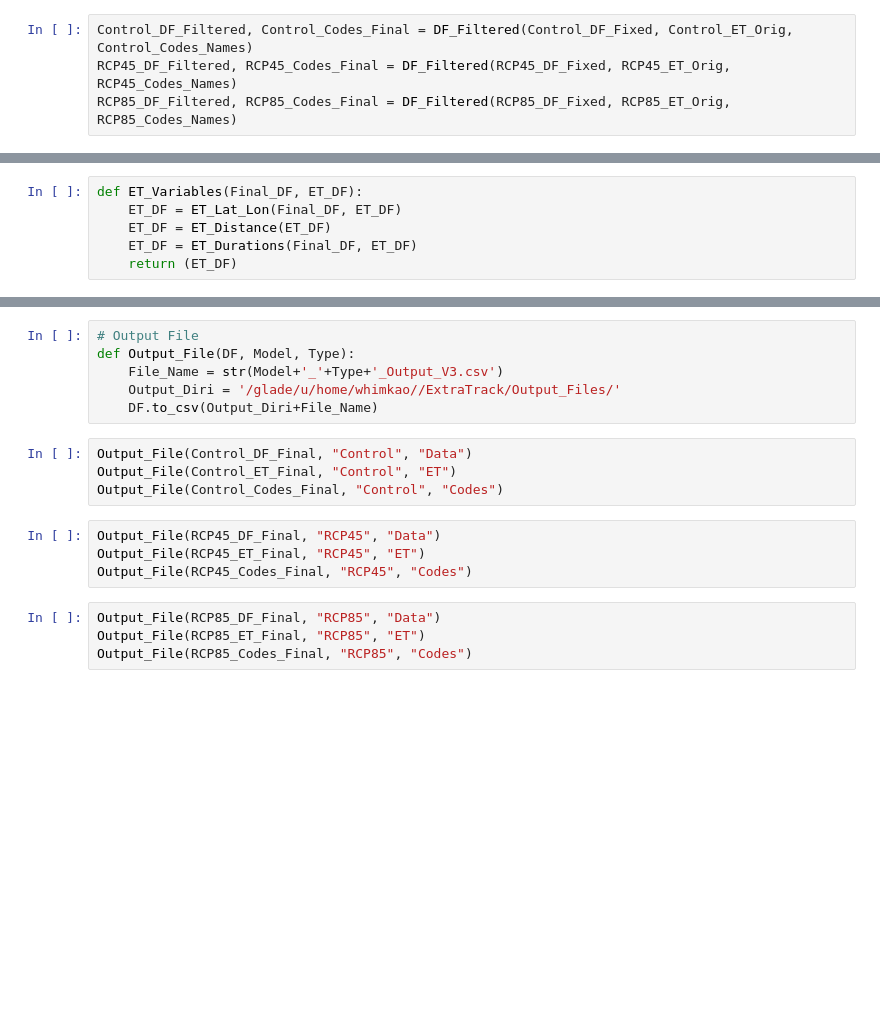
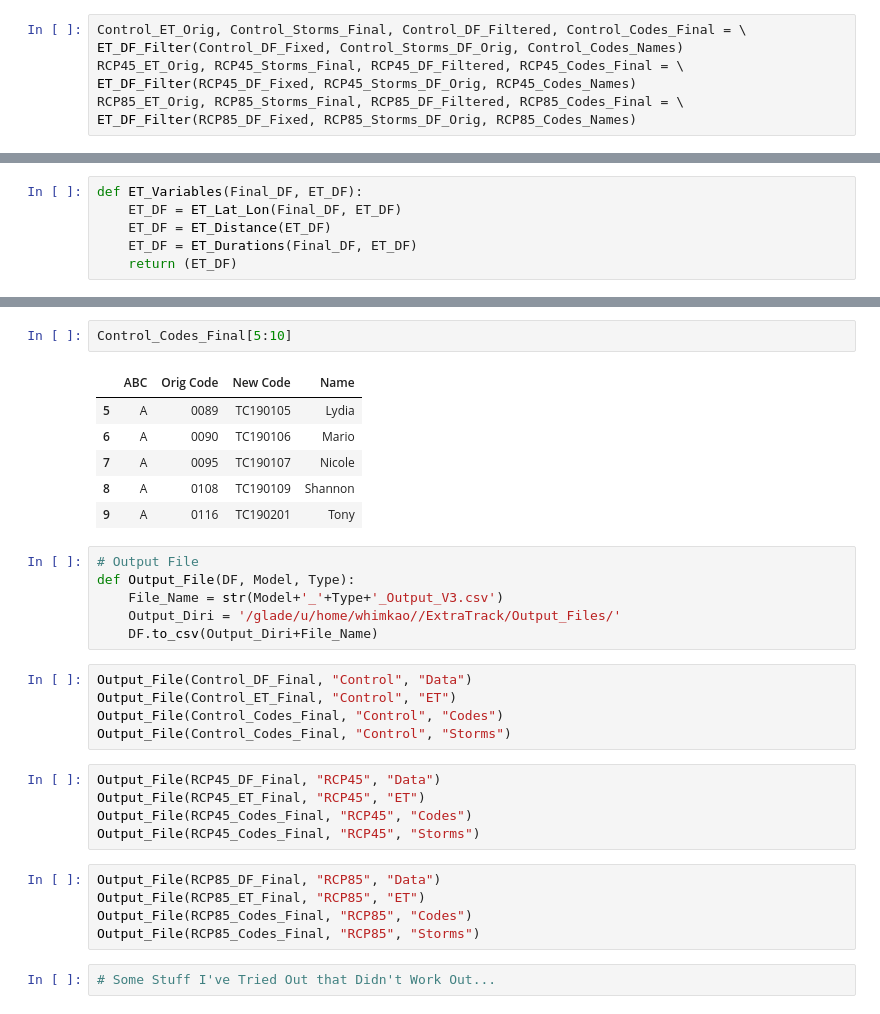
Before and after one commit to Luigi728/Penn_State_Research, a Jupyter notebook: RCP_Analysis_V3.1.ipynb, the cells around one changed output, grey strips where cells are left out. Saved outputs shown, nothing was run; the diff lists cells and outputs as text; blank space fills up the shorter version.

```diff
--- a/RCP_Analysis_V3.1.ipynb
+++ b/RCP_Analysis_V3.1.ipynb
@@ -437,5 +562,8 @@ def DF_Filtered(Main_DF, ET_DF, Codes_DF):
 # %%
-Control_DF_Filtered, Control_Codes_Final = DF_Filtered(Control_DF_Fixed, Control_ET_Orig, Control_Codes_Names)
-RCP45_DF_Filtered, RCP45_Codes_Final = DF_Filtered(RCP45_DF_Fixed, RCP45_ET_Orig, RCP45_Codes_Names)
-RCP85_DF_Filtered, RCP85_Codes_Final = DF_Filtered(RCP85_DF_Fixed, RCP85_ET_Orig, RCP85_Codes_Names)
+Control_ET_Orig, Control_Storms_Final, Control_DF_Filtered, Control_Codes_Final = \
+ET_DF_Filter(Control_DF_Fixed, Control_Storms_DF_Orig, Control_Codes_Names)
+RCP45_ET_Orig, RCP45_Storms_Final, RCP45_DF_Filtered, RCP45_Codes_Final = \
+ET_DF_Filter(RCP45_DF_Fixed, RCP45_Storms_DF_Orig, RCP45_Codes_Names)
+RCP85_ET_Orig, RCP85_Storms_Final, RCP85_DF_Filtered, RCP85_Codes_Final = \
+ET_DF_Filter(RCP85_DF_Fixed, RCP85_Storms_DF_Orig, RCP85_Codes_Names)
 # %%
@@ -706,3 +707,12 @@ Control_ET_Final[5:10]
+# %%
+Control_Codes_Final[5:10]
+# %% [output]
+|  | ABC | Orig Code | New Code | Name |
+| 5 | A | 0089 | TC190105 | Lydia |
+| 6 | A | 0090 | TC190106 | Mario |
+| 7 | A | 0095 | TC190107 | Nicole |
+| 8 | A | 0108 | TC190109 | Shannon |
+| 9 | A | 0116 | TC190201 | Tony |
 # %%
 # Output File
 def Output_File(DF, Model, Type):
@@ -713,11 +723,16 @@ def Output_File(DF, Model, Type):
 Output_File(Control_DF_Final, "Control", "Data")
 Output_File(Control_ET_Final, "Control", "ET")
 Output_File(Control_Codes_Final, "Control", "Codes")
+Output_File(Control_Codes_Final, "Control", "Storms")
 # %%
 Output_File(RCP45_DF_Final, "RCP45", "Data")
 Output_File(RCP45_ET_Final, "RCP45", "ET")
 Output_File(RCP45_Codes_Final, "RCP45", "Codes")
+Output_File(RCP45_Codes_Final, "RCP45", "Storms")
 # %%
 Output_File(RCP85_DF_Final, "RCP85", "Data")
 Output_File(RCP85_ET_Final, "RCP85", "ET")
 Output_File(RCP85_Codes_Final, "RCP85", "Codes")
+Output_File(RCP85_Codes_Final, "RCP85", "Storms")
+# %%
+# Some Stuff I've Tried Out that Didn't Work Out...
```
Also changed, not shown: parts of 41 cells of this notebook, 1 other file.
